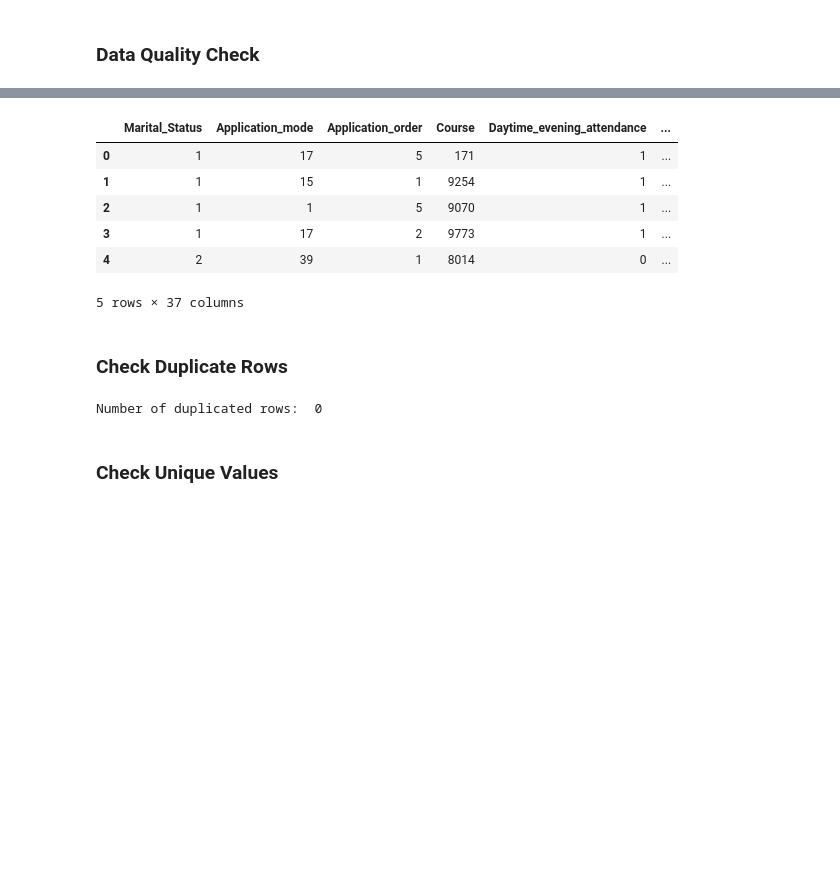
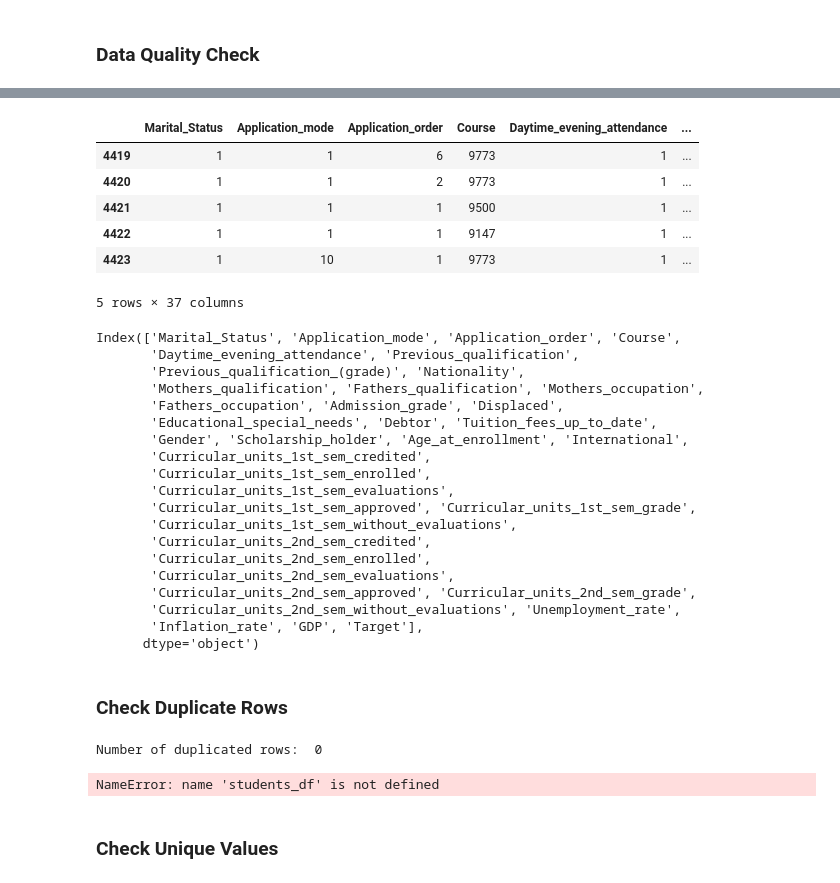
Before and after one commit to youssefhass/ml-predict-student-dropout, a Jupyter notebook: 03_Cleanse_Data_StudentsDropout.ipynb, the cells around one changed output, grey strips where cells are left out. Cells and saved outputs as stored; diff of their text form; code cells hidden in the pictures; blank space fills up the shorter version.

```diff
--- a/03_Cleanse_Data_StudentsDropout.ipynb
+++ b/03_Cleanse_Data_StudentsDropout.ipynb
@@ -78,56 +78,61 @@ def cleanse_data(df):
         'Curricular units 2nd sem (without evaluations)': 'Curricular_units_2nd_sem_without_evaluations',
     }, inplace=True)
 
     # Replace spaces with underscores in all column names
     df.columns = df.columns.str.replace(' ', '_')
 
-    # Handle missing values
-    df.fillna({
-        'Marital_Status': 'Unknown',
-        'Nationality': 'Unknown',
-        'Mothers_qualification': 'Unknown',
-        'Fathers_qualification': 'Unknown',
-        'Mothers_occupation': 'Unknown',
-        'Fathers_occupation': 'Unknown',
-        'Displaced': 'No',
-        'Educational_special_needs': 'No',
-        'Debtor': 'No',
-        'Tuition_fees_up_to_date': 'Yes',
-        'Gender': 'Unknown',
-        'Scholarship_holder': 'No',
-        'International': 'No'
-    }, inplace=True)
 
     # Convert data types if needed
     numeric_cols = [
         'Application_mode', 'Application_order', 'Admission_grade', 'Age_at_enrollment',
         'Curricular_units_1st_sem_credited', 'Curricular_units_1st_sem_enrolled',
         'Curricular_units_1st_sem_evaluations', 'Curricular_units_1st_sem_approved',
         'Curricular_units_1st_sem_grade', 'Curricular_units_1st_sem_without_evaluations',
         'Curricular_units_2nd_sem_credited', 'Curricular_units_2nd_sem_enrolled',
         'Curricular_units_2nd_sem_evaluations', 'Curricular_units_2nd_sem_approved',
         'Curricular_units_2nd_sem_grade', 'Curricular_units_2nd_sem_without_evaluations',
         'Unemployment_rate', 'Inflation_rate', 'GDP'
     ]
 
     for col in numeric_cols:
         df[col] = pd.to_numeric(df[col], errors='coerce')
 
     # Save the cleaned data to a CSV file
     df.to_csv('data/cleaned_data.csv', index=False)
 
     return df
 
 df_clean = cleanse_data(df_student)
-display(df_clean.head(5))
+display(df_clean.tail(5))
+
+df_clean.columns
 # %% [output]
 |  | Marital_Status | Application_mode | Application_order | Course | Daytime_evening_attendance | ... |
-| 0 | 1 | 17 | 5 | 171 | 1 | ... |
-| 1 | 1 | 15 | 1 | 9254 | 1 | ... |
-| 2 | 1 | 1 | 5 | 9070 | 1 | ... |
-| 3 | 1 | 17 | 2 | 9773 | 1 | ... |
-| 4 | 2 | 39 | 1 | 8014 | 0 | ... |
+| 4419 | 1 | 1 | 6 | 9773 | 1 | ... |
+| 4420 | 1 | 1 | 2 | 9773 | 1 | ... |
+| 4421 | 1 | 1 | 1 | 9500 | 1 | ... |
+| 4422 | 1 | 1 | 1 | 9147 | 1 | ... |
+| 4423 | 1 | 10 | 1 | 9773 | 1 | ... |
 5 rows × 37 columns
+Index(['Marital_Status', 'Application_mode', 'Application_order', 'Course',
+       'Daytime_evening_attendance', 'Previous_qualification',
+       'Previous_qualification_(grade)', 'Nationality',
+       'Mothers_qualification', 'Fathers_qualification', 'Mothers_occupation',
+       'Fathers_occupation', 'Admission_grade', 'Displaced',
+       'Educational_special_needs', 'Debtor', 'Tuition_fees_up_to_date',
+       'Gender', 'Scholarship_holder', 'Age_at_enrollment', 'International',
+       'Curricular_units_1st_sem_credited',
+       'Curricular_units_1st_sem_enrolled',
+       'Curricular_units_1st_sem_evaluations',
+       'Curricular_units_1st_sem_approved', 'Curricular_units_1st_sem_grade',
+       'Curricular_units_1st_sem_without_evaluations',
+       'Curricular_units_2nd_sem_credited',
+       'Curricular_units_2nd_sem_enrolled',
+       'Curricular_units_2nd_sem_evaluations',
+       'Curricular_units_2nd_sem_approved', 'Curricular_units_2nd_sem_grade',
+       'Curricular_units_2nd_sem_without_evaluations', 'Unemployment_rate',
+       'Inflation_rate', 'GDP', 'Target'],
+      dtype='object')
 # %% [markdown]
 ### Check Duplicate Rows
 # %%
@@ -136,9 +141,10 @@ display(df_clean.head(5))
 print("Number of duplicated rows: ",df_student.duplicated().sum())
 
 # Display rows with duplicates
-# print(students_df[students_df.duplicated()])
+print(df_student[df_student.duplicated()])
 # %% [output]
 Number of duplicated rows:  0
+NameError: name 'students_df' is not defined
 # %% [markdown]
 ### Check Unique Values
 # %%
```
